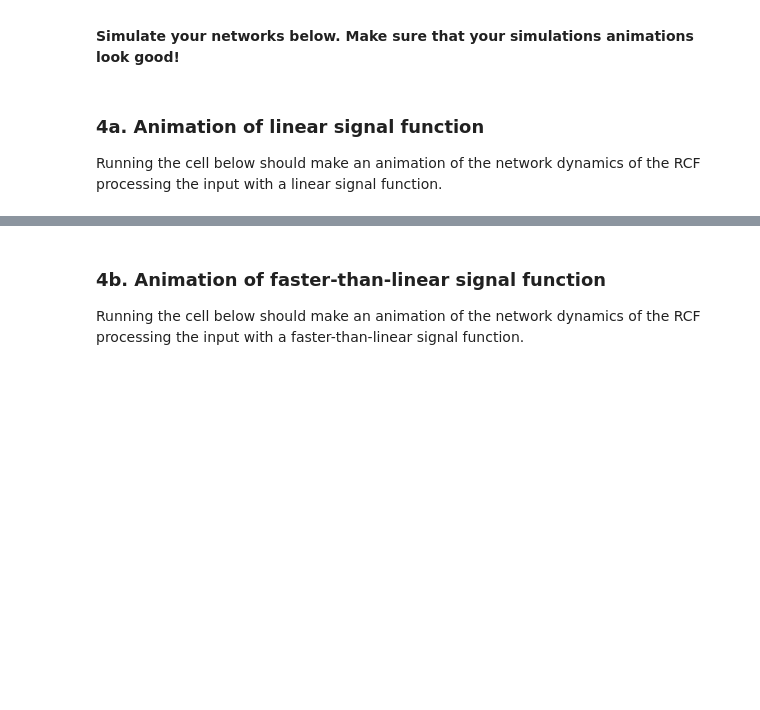
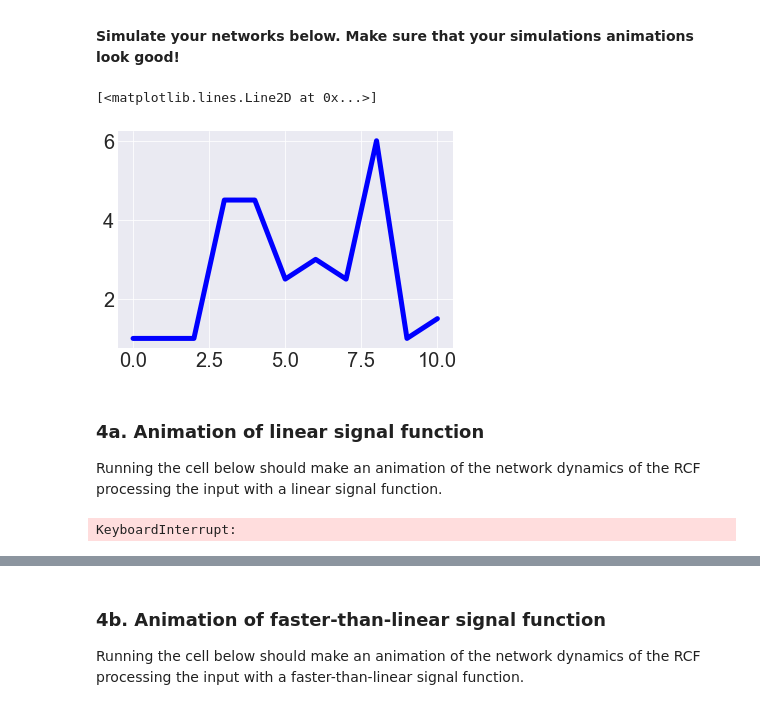
Before and after one commit to ejseal21/Computational-Neuroscience, a Jupyter notebook: Project3/CompNets.ipynb, the cells around one changed output, grey strips where cells are left out. Cells and saved outputs as stored; diff of their text form; code cells hidden in the pictures; blank space fills up the shorter version.

```diff
--- a/Project3/CompNets.ipynb
+++ b/Project3/CompNets.ipynb
@@ -469,6 +472,13 @@ Sigmoid: $f(x_i) = \frac{x_i^2}{F + x_i^2}$
 ![rcfInput.png](attachment:rcfInput.png)
 
 **Simulate your networks below. Make sure that your simulations animations look good!**
+# %%
+# create input pattern similar to the plot above
+y = [1, 1, 1, 4.5, 4.5, 2.5, 3, 2.5, 6, 1, 1.5]
+plt.plot(y, c='b', lw="5")
+# %% [output]
+[<matplotlib.lines.Line2D at 0x...>]
+[figure, added]
 # %% [markdown]
 ### 4a. Animation of linear signal function
 
@@ -475,0 +488,10 @@ Running the cell below should make an animation of the network dynamics of the R
+# %%
+fig = plt.figure(1)
+for i in range(netActs.shape[0]):
+#     display(fig)
+    plt.ylim(0, 10)
+    plt.plot(netActs[i, :])
+    clear_output(wait=True)
+    plt.pause(0.0000000001)
+# %% [output]
+KeyboardInterrupt:
```
Also changed, not shown: parts of 11 cells of this notebook, 1 other file.
